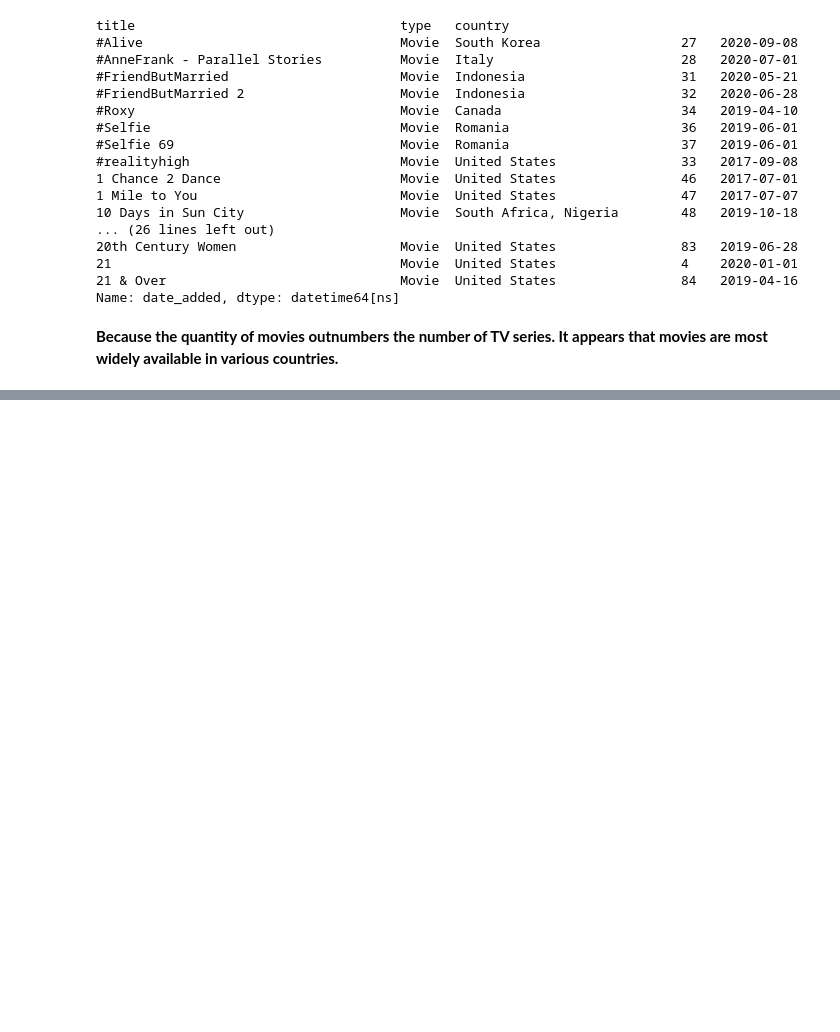
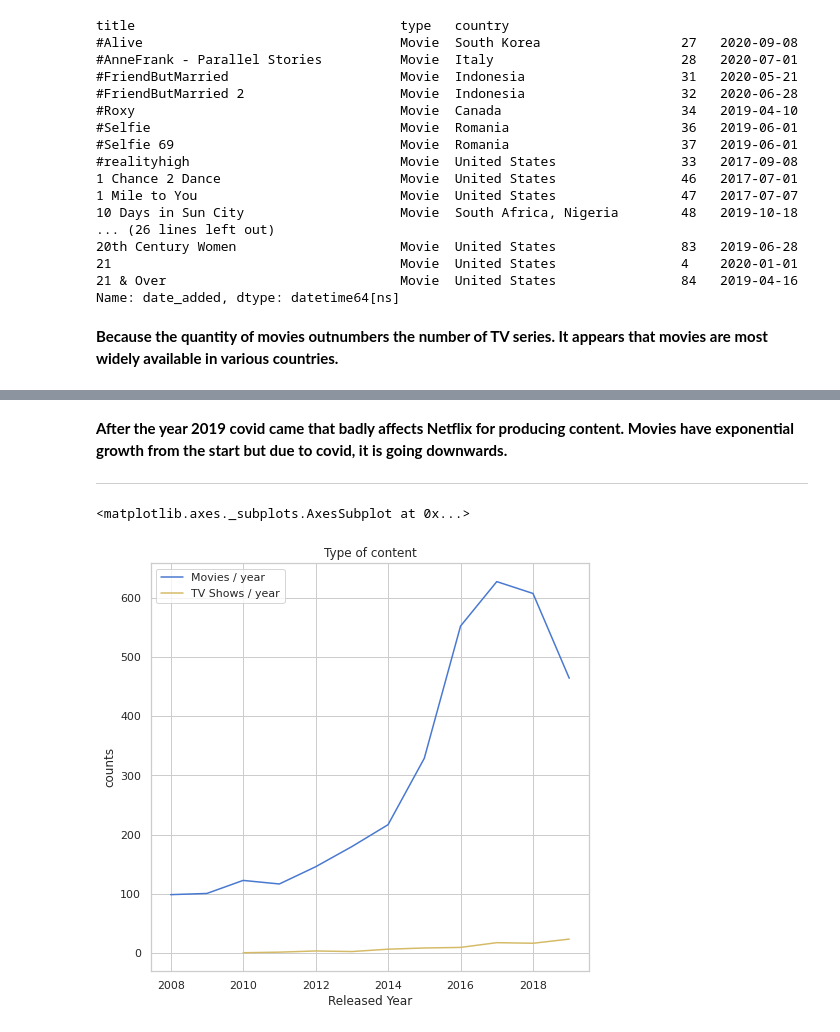
Before and after one commit to Sara19598/Clustering-Analysis-on-Movies-TV-shows-Unsupervised-ML, a Jupyter notebook: NETFLIX_MOVIES_AND_TV_SHOWS_CLUSTERING.ipynb, the cells around one changed output, grey strips where cells are left out. Cells and saved outputs as stored; diff of their text form; code cells hidden in the pictures; blank space fills up the shorter version.

```diff
--- a/NETFLIX_MOVIES_AND_TV_SHOWS_CLUSTERING.ipynb
+++ b/NETFLIX_MOVIES_AND_TV_SHOWS_CLUSTERING.ipynb
@@ -389,0 +442,44 @@ Name: date_added, dtype: datetime64[ns]
+# %% [markdown]
+**After the year 2019 covid came that badly affects Netflix for producing content. Movies have exponential growth from the start but due to covid, it is going downwards.**
+
+---
+# %%
+from collections import Counter
+
+#Define displayed years:
+years = list(range(2008,2020,1))
+
+#separate movies and tv_shows:
+movie_rows = nf.loc[nf["type"] == "Movie"]
+tv_rows = nf.loc[nf["type"] == "TV Show"]
+
+#Count movies / tv shows per year
+movies_counts = movie_rows.release_year.value_counts()
+tv_counts = tv_rows.release_year.value_counts()
+
+index_years_mov = movies_counts.index.isin(years)
+index_years_tv = tv_counts.index.isin(years)
+
+#select movies / tv shows between chosen years:
+movies = movies_counts[index_years_mov]
+tv_shows = tv_counts[index_years_tv]
+
+# Calculate percentages of movies and tv shows:
+movies_per = round(movie_rows.shape[0] / nf["type"].shape[0] * 100, 2)
+tvshows_per = round(tv_rows.shape[0] / nf["type"].shape[0] * 100, 2)
+# %%
+width = 0.75
+
+sns.set(style="whitegrid", palette="muted", color_codes=True)
+
+# Set up the matplotlib figure
+plt.subplots(figsize=(7,7), sharex=False)
+plt.xlabel("Released Year")
+plt.ylabel("counts")
+plt.title("Type of content")
+#Line plot of Movies and TV Shows released by Netflix per year")
+sns.lineplot(data=movies, color="b", label="Movies / year")
+sns.lineplot(data=tv_shows,color="y",  label="TV Shows / year")
+# %% [output]
+<matplotlib.axes._subplots.AxesSubplot at 0x...>
+[figure, added]
```
Also changed, not shown: parts of 12 cells of this notebook.
